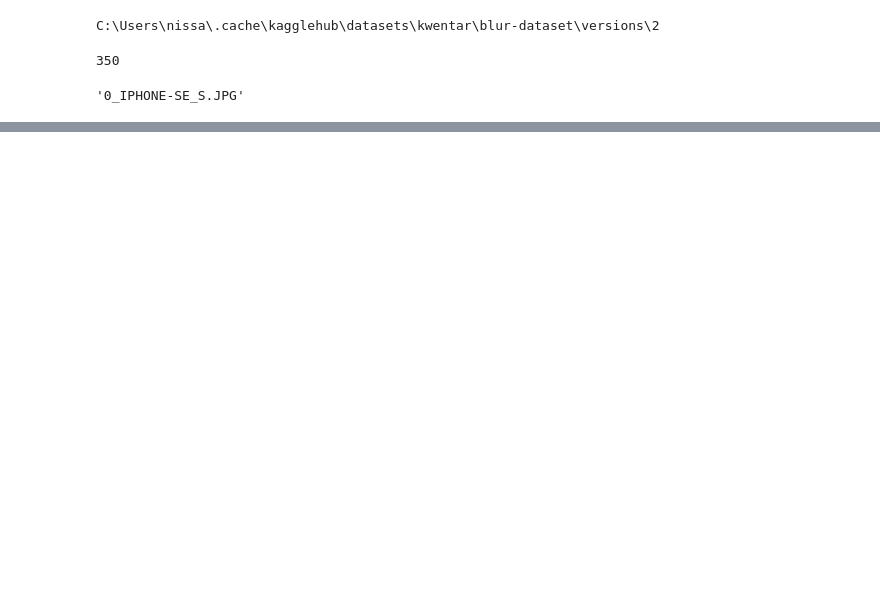
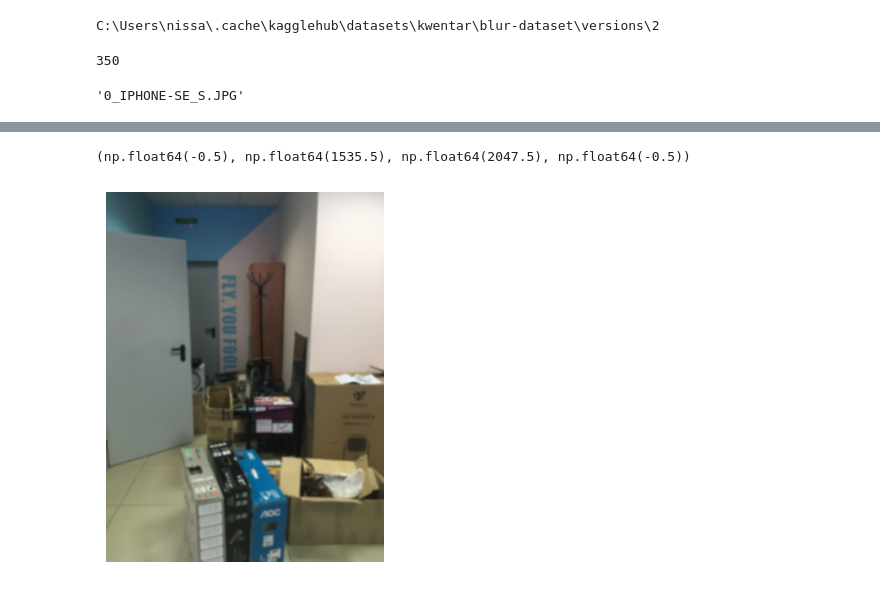
Before and after one commit to Rijan-Joshi/Deblur_Image, a Jupyter notebook: test.ipynb, the cells around one changed output, grey strips where cells are left out. Cells and saved outputs as stored; diff of their text form; code cells hidden in the pictures; blank space fills up the shorter version.

```diff
--- a/test.ipynb
+++ b/test.ipynb
@@ -55,0 +62,8 @@ MemoryError: Unable to allocate 9.00 MiB for an array with shape (1536, 2048, 3)
+# %%
+from PIL import Image
+img = Image.open(dst_dir + "/" + images[0])
+plt.imshow(img)
+plt.axis('off')
+# %% [output]
+(np.float64(-0.5), np.float64(1535.5), np.float64(2047.5), np.float64(-0.5))
+[figure, added]
```
Also changed, not shown: parts of 5 cells of this notebook.
